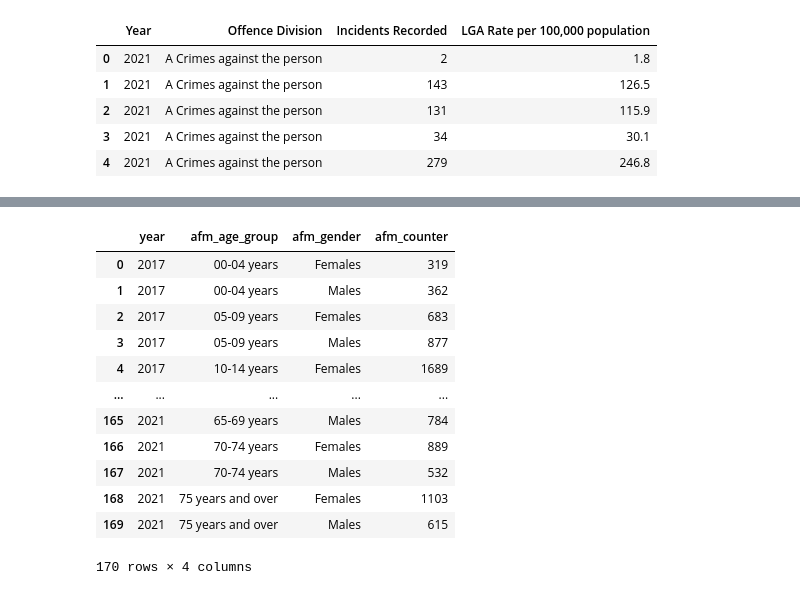
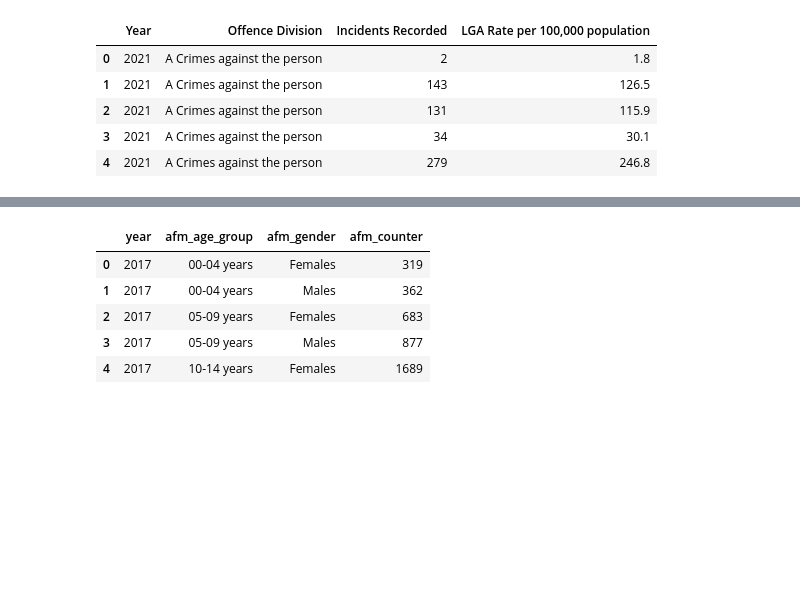
Before and after one commit to sherintm/crimedata-viz, a Jupyter notebook: CrimeData.ipynb, the cells around one changed output, grey strips where cells are left out. Saved outputs shown, nothing was run; the diff lists cells and outputs as text; code cells hidden in the pictures; blank space fills up the shorter version.

```diff
--- a/CrimeData.ipynb
+++ b/CrimeData.ipynb
@@ -238,25 +210,18 @@ victim_df_clean_final
 # %%
 grouped_victim_df = victim_df_clean_final.groupby(['Year','AFM Age Group','AFM Sex']).sum()
 grouped_victim_df = grouped_victim_df.reset_index()
 grouped_victim_df_final = grouped_victim_df.rename(columns={'Year': 'year',
                                                            'AFM Age Group': 'afm_age_group',
                                                            'AFM Sex': 'afm_gender',
                                                            'AFM Counter': 'afm_counter'})
-grouped_victim_df_final
+grouped_victim_df_final.head()
 # %% [output]
 |  | year | afm_age_group | afm_gender | afm_counter |
 | 0 | 2017 | 00-04 years | Females | 319 |
 | 1 | 2017 | 00-04 years | Males | 362 |
 | 2 | 2017 | 05-09 years | Females | 683 |
 | 3 | 2017 | 05-09 years | Males | 877 |
 | 4 | 2017 | 10-14 years | Females | 1689 |
-| ... | ... | ... | ... | ... |
-| 165 | 2021 | 65-69 years | Males | 784 |
-| 166 | 2021 | 70-74 years | Females | 889 |
-| 167 | 2021 | 70-74 years | Males | 532 |
-| 168 | 2021 | 75 years and over | Females | 1103 |
-| 169 | 2021 | 75 years and over | Males | 615 |
-170 rows × 4 columns
 # %%
 # The default port used by MongoDB is 27017
 # https://docs.mongodb.com/manual/reference/default-mongodb-port/
```
Also changed, not shown: parts of 12 cells of this notebook.
